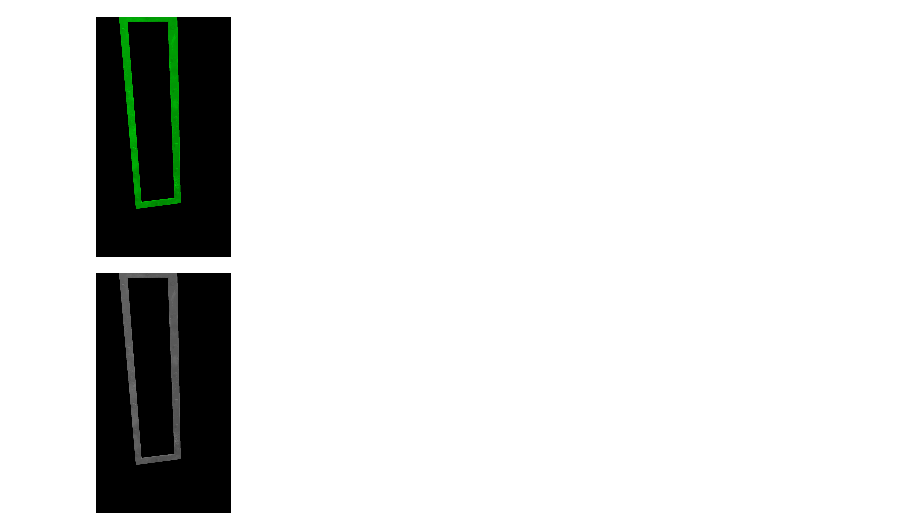
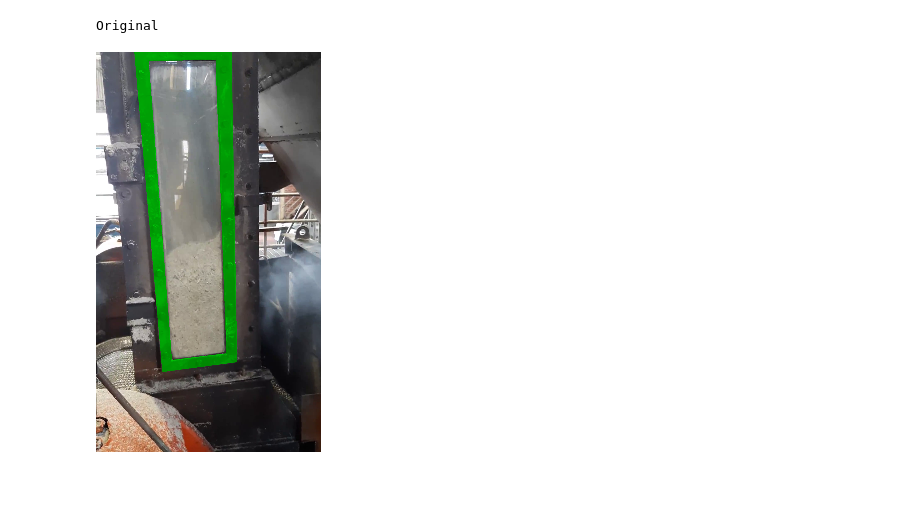
Before and after one commit to miltonospina/cv-level-sensor, a Jupyter notebook: CV_shut.ipynb, the cells around one changed output. Saved outputs shown, nothing was run; the diff lists cells and outputs as text; code cells hidden in the pictures; blank space fills up the shorter version.

```diff
--- a/CV_shut.ipynb
+++ b/CV_shut.ipynb
@@ -18,22 +2,0 @@ img = cv2.imread("/content/drive/MyDrive/Shut molinos/og2.png")
-# %%
-# convierte la imagen a hsv
-hsv = cv2.cvtColor(img, cv2.COLOR_BGR2HSV)
-
-# crea la mascara verde
-mask1 = cv2.inRange(hsv, (36, 30, 0), (70, 255, 255))
-
-#aplica la máscara
-target = cv2.bitwise_and(img, img, mask=mask1)
-
-#presenta la imagen del marco
-(h, w) = target.shape[:2]
-cv2_imshow( cv2.resize(target , (int(w*0.125), int(h*0.125))))
-# %% [output]
-[figure, removed]
-# %%
-imgGry = cv2.cvtColor(target, cv2.COLOR_BGR2GRAY)
-ret, thrash = cv2.threshold(imgGry, 240, 255, cv2.CHAIN_APPROX_SIMPLE)
-
-cv2_imshow( cv2.resize(thrash , (int(w*0.125), int(h*0.125))))
-# %% [output]
-[figure, removed]
@@ -40 +20,22 @@ cv2_imshow( cv2.resize(thrash , (int(w*0.125), int(h*0.125))))
+# %%
+#pretty image show
+def cv2_imshow_rz(titulo,image,h_esperado = 400):
+  print(titulo)
+  (ih, iw) = image.shape[:2]
+  escala = h_esperado/ih
+  nh = int(ih * escala)
+  nw = int(iw * escala)
+  resized = cv2.resize(image ,( nw, nh))
+  cv2_imshow( resized )
+# %%
+#download image from github
+url_image = 'https://user-images.githubusercontent.com/7133629/125175478-15136700-e192-11eb-9087-a3a4090f6b39.png'
+url_response = urllib.request.urlopen(url_image)
+img_array = np.array(bytearray(url_response.read()), dtype=np.uint8)
+
+original_image = cv2.imdecode(img_array, -1)
+cv2_imshow_rz("Original",original_image)
+# %% [output]
+Original
+[figure, added]
 # %%
```
Also changed, not shown: parts of 18 cells of this notebook.
